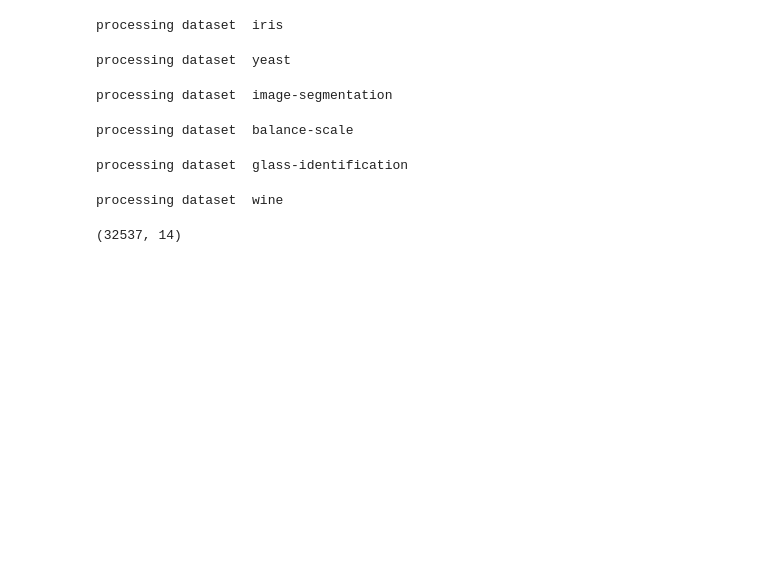
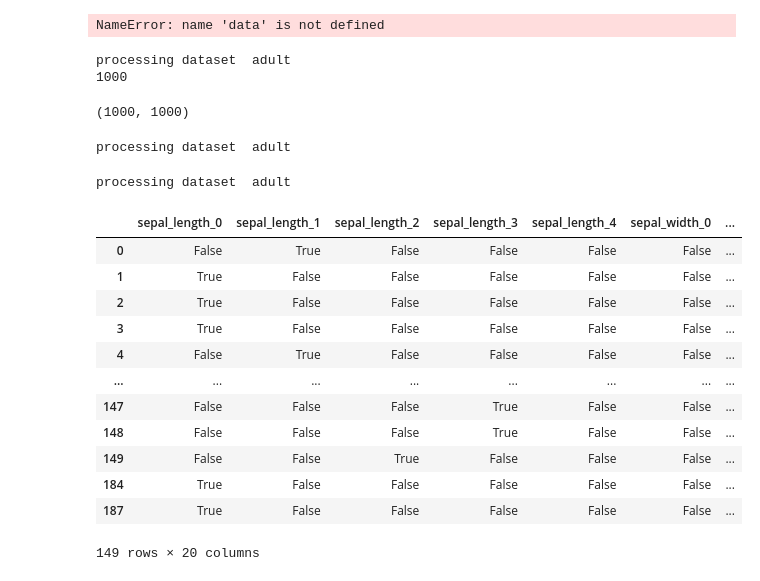
Before and after one commit to Jecosine/CatBoostPlayground, a Jupyter notebook: examples/generate_dist_mat.ipynb, the cells around one changed output. Drawn from its saved outputs; the diff is of its cells as text; code cells hidden in the pictures; blank space fills up the shorter version.

```diff
--- a/examples/generate_dist_mat.ipynb
+++ b/examples/generate_dist_mat.ipynb
@@ -41,18 +152,56 @@ def get_dist_mat(dsn: str):
+# %%
+data.shape[0]
+# %% [output]
+NameError: name 'data' is not defined
+# %%
+for dsn in ["adult"]:
+    # if dsn == "adult" or dsn == "balance-scale":
+    #     continue
+    get_dist_mat_cat_only(dsn)
+# %% [output]
+processing dataset  adult
+1000
+(1000, 1000)
 # %%
-for dsn in AVAIL_DATASETS:
-    if dsn == "adult" or dsn == "letter-recognition":
-        continue
-    get_dist_mat(dsn)
+for dsn in ["adult"]:
+    # if dsn == "adult" or dsn == "letter-recognition":
+    #     continue
+    get_dist_mat(dsn, "numerical")
 # %% [output]
-processing dataset  iris
+processing dataset  adult
-processing dataset  yeast
-processing dataset  image-segmentation
-processing dataset  balance-scale
-processing dataset  glass-identification
-processing dataset  wine
+# %%
+get_dist_mat("adult", "onehot-dense")
+# %% [output]
+processing dataset  adult
 # %%
-ds = load_uci("adult")
-ds._data.shape
+from sklearn.preprocessing import KBinsDiscretizer
+params = {
+    "encode": "onehot-dense",
+    # "encode": "ordinal",
+}
+kbin = KBinsDiscretizer(**params)
+ds = load_uci("iris")
+data = ds._data
+disc = kbin.fit_transform(data)
-# %% [output]
-(32537, 14)
+# %%
+new_data = pd.DataFrame(disc, columns=kbin.get_feature_names_out(), index=data.index)
+for col in new_data.columns:
+    new_data[col] = new_data[col].astype("category").cat.codes
+    new_data[col] = new_data[col].astype(int).astype("category")
+pd.get_dummies(new_data)
+# new_data
+# %% [output]
+|  | sepal_length_0 | sepal_length_1 | sepal_length_2 | sepal_length_3 | sepal_length_4 | sepal_width_0 | ... |
+| 0 | False | True | False | False | False | False | ... |
+| 1 | True | False | False | False | False | False | ... |
+| 2 | True | False | False | False | False | False | ... |
+| 3 | True | False | False | False | False | False | ... |
+| 4 | False | True | False | False | False | False | ... |
+| ... | ... | ... | ... | ... | ... | ... | ... |
+| 147 | False | False | False | True | False | False | ... |
+| 148 | False | False | False | True | False | False | ... |
+| 149 | False | False | True | False | False | False | ... |
+| 184 | True | False | False | False | False | False | ... |
+| 187 | True | False | False | False | False | False | ... |
+149 rows × 20 columns
 # %%
```
Also changed, not shown: parts of 3 cells of this notebook, 8 other files.
